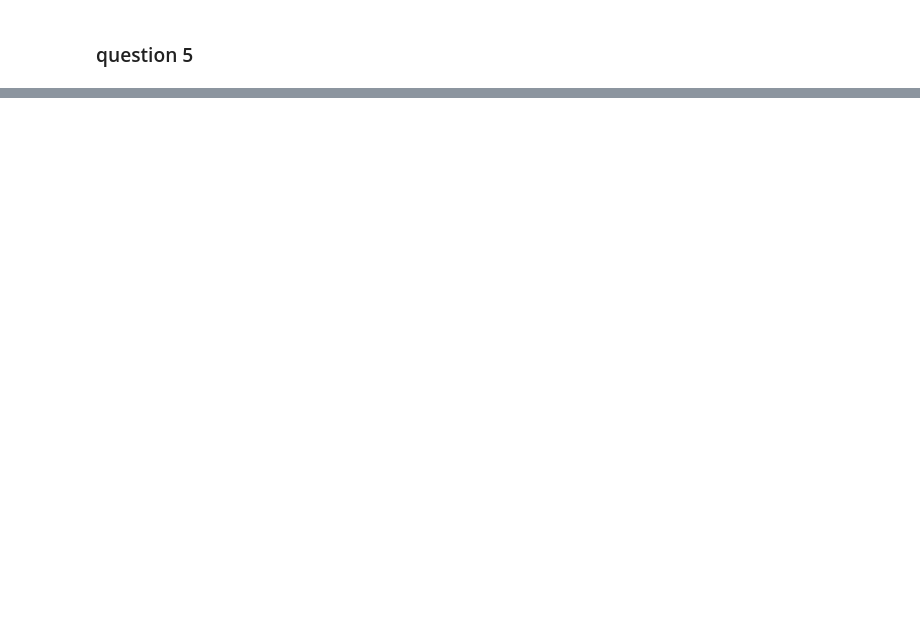
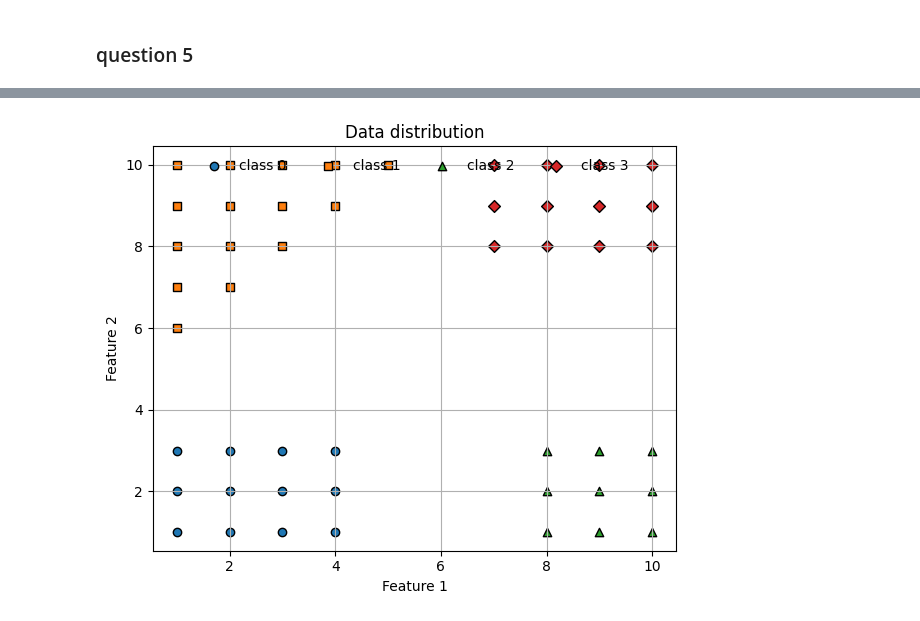
Before and after one commit to 0tv0renakniga/ds_masters, a Jupyter notebook: dsc_255/module_7/hw7.ipynb, the cells around one changed output, grey strips where cells are left out. Drawn from its saved outputs; the diff is of its cells as text; code cells hidden in the pictures; blank space fills up the shorter version.

```diff
--- a/dsc_255/module_7/hw7.ipynb
+++ b/dsc_255/module_7/hw7.ipynb
@@ -124,0 +526,98 @@ def fit_binary_perceptron(x, y, track_updates, set_seed):
+# %%
+"""
+Multiclass SVM demo on data0.txt
+• Four C values  (0.01, 0.1, 1.0, 10.0)
+• Single global legend centred above the 2×2 grid (one row, four entries)
+"""
+
+import numpy as np
+import matplotlib.pyplot as plt
+from sklearn.svm import LinearSVC
+from sklearn.utils import shuffle
+import matplotlib.colors as mcolors
+
+# ------------------------------------------------------------------
+# 1. Load data ------------------------------------------------------
+data = np.loadtxt("data0.txt")
+X, y        = data[:, :2], data[:, 2].astype(int)
+class_labels = np.unique(y)
+k            = len(class_labels)
+
+# Marker / colour helpers for plotting points
+markers      = ['o', 's', '^', 'D']
+colour_list  = ['tab:blue', 'tab:orange', 'tab:green', 'tab:red']
+
+# ------------------------------------------------------------------
+# 2. Quick scatter of raw data -------------------------------------
+plt.figure(figsize=(6, 5))
+for j, lab in enumerate(class_labels):
+    plt.scatter(X[y == lab, 0], X[y == lab, 1],
+                c=colour_list[j], marker=markers[j], edgecolor='k',
+                label=f"class {lab}")
+plt.title("Data distribution")
+plt.xlabel("Feature 1"); plt.ylabel("Feature 2")
+plt.grid(True); plt.legend(ncol=k, frameon=False, loc="upper center")
+plt.tight_layout()
+plt.show()
+
+# ------------------------------------------------------------------
+# 3. Function: train four SVMs -> 2×2 grid --------------------------
+def plot_svm_comparison(X, y, C_values):
+    fig, axes = plt.subplots(2, 2, figsize=(10, 8))
+    axes = axes.flatten()
+
+    # global title
+    fig.suptitle("SVM C-Value Comparison  (Crammer–Singer, hinge loss)",
+                 fontsize=14, y=0.95)
+
+    # mesh grid once for all plots
+    h = 0.02
+    x_min, x_max = X[:, 0].min() - 1, X[:, 0].max() + 1
+    y_min, y_max = X[:, 1].min() - 1, X[:, 1].max() + 1
+    xx, yy = np.meshgrid(np.arange(x_min, x_max, h),
+                         np.arange(y_min, y_max, h))
+
+    cmap = mcolors.ListedColormap(
+        ['#AAAAFF', '#FFAAAA', '#AAFFAA', '#FFAAFF'])
+
+    handles_any_ax = None  # will collect legend handles once
+
+    for ax, C in zip(axes, C_values):
+        clf = LinearSVC(C=C, loss="hinge",
+                        multi_class="crammer_singer",
+                        max_iter=10_000, random_state=0)
+        clf.fit(X, y)
+
+        # decision regions
+        Z = clf.predict(np.c_[xx.ravel(), yy.ravel()]).reshape(xx.shape)
+        ax.contourf(xx, yy, Z, cmap=cmap, alpha=0.3)
+
+        # scatter points
+        for j, lab in enumerate(class_labels):
+            pts = y == lab
+            sc = ax.scatter(X[pts, 0], X[pts, 1],
+                            c=colour_list[j], marker=markers[j],
+                            edgecolor='k', s=35, label=f"Class {lab}")
+            # save handles only once
+            if handles_any_ax is None and j == k - 1:
+                handles_any_ax, labels_any_ax = ax.get_legend_handles_labels()
+
+        ax.set_title(f"C = {C}")
+        ax.set_xlabel('$x_1$')
+        ax.set_ylabel('$x_2$')
+        #ax.grid(True)
+
+    # global legend (1×4) just under suptitle
+    fig.legend(handles_any_ax, labels_any_ax,
+               loc="upper center", ncol=k,
+               bbox_to_anchor=(0.5, 0.93), frameon=False)
+
+    plt.tight_layout(rect=[0, 0, 1, 0.93])  # leave space top for legend
+    plt.savefig('hw7_6_a.png')
+    plt.show()
+
+# ------------------------------------------------------------------
+C_values = [0.01, 0.1, 1.0, 10.0]
+plot_svm_comparison(X, y, C_values)
+# %% [output]
+[figure, added]
```
Also changed, not shown: parts of 9 cells of this notebook, 2 other files.
